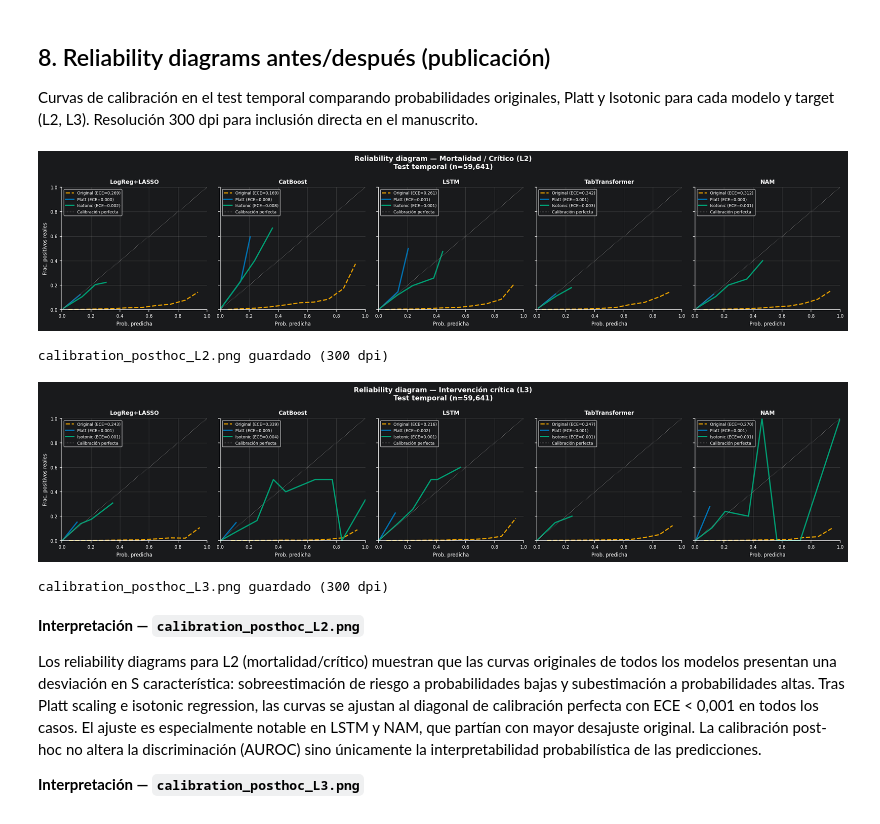
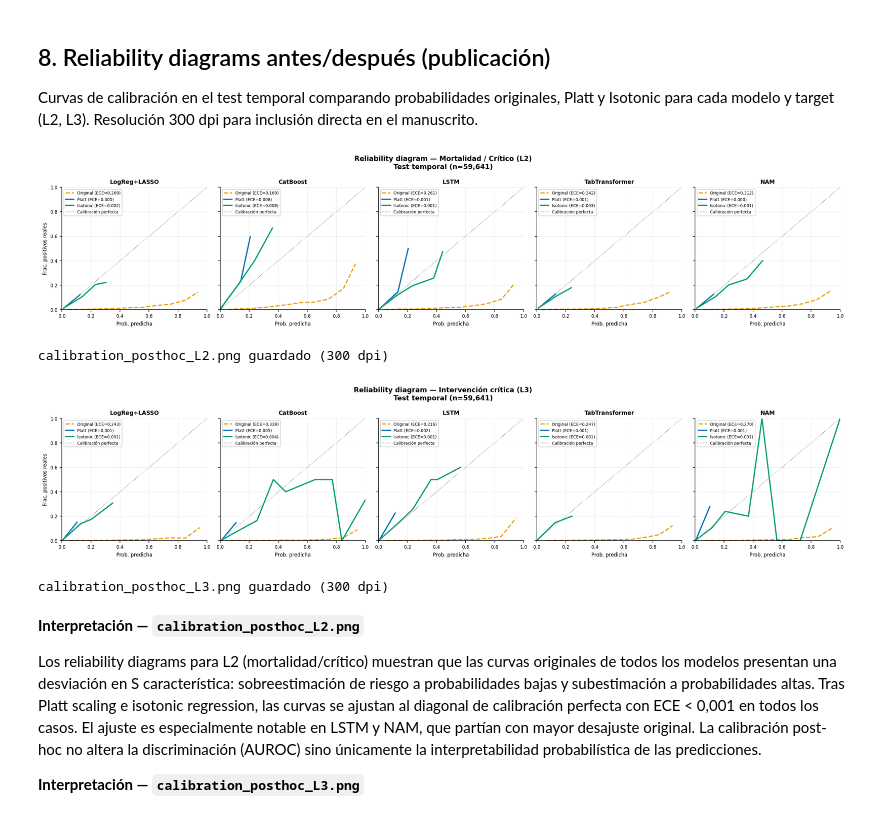
Before and after one commit to aizqunin/TFM-UAX, a Jupyter notebook: notebooks/04_evaluation/11_calibration_posthoc.ipynb, the cells around one changed output. Cells and saved outputs as stored; diff of their text form; code cells hidden in the pictures.

```diff
--- a/notebooks/04_evaluation/11_calibration_posthoc.ipynb
+++ b/notebooks/04_evaluation/11_calibration_posthoc.ipynb
@@ -61,8 +61,16 @@ plt.rcParams.update({
     'axes.labelsize' : 8,
     'xtick.labelsize': 7,
     'ytick.labelsize': 7,
-    'axes.spines.top'  : False,
-    'axes.spines.right': False,
+    'axes.spines.top'   : False,
+    'axes.spines.right' : False,
+    'figure.facecolor'  : 'white',
+    'axes.facecolor'    : 'white',
+    'savefig.facecolor' : 'white',
+    'text.color'        : 'black',
+    'axes.labelcolor'   : 'black',
+    'xtick.color'       : 'black',
+    'ytick.color'       : 'black',
+    'axes.edgecolor'    : 'black',
 })
 
 PROCESSED  = _root / 'data' / 'processed'
@@ -571,8 +580,10 @@ for t in CAL_TARGETS:
     y_te = test_preds[f'{t}_true'].values
 
     fig, axes = plt.subplots(1, 5, figsize=(18, 4), sharey=True)
+    fig.patch.set_facecolor('white')
     for col, mk in enumerate(MODELS_KEY):
         ax = axes[col]
+        ax.set_facecolor('white')
 
         for p_col, color, ls, lw, label in [
             (f'{mk}_{t}',       C_ORIG,  '--', 1.8, 'Original'),
@@ -580,36 +591,36 @@ for t in CAL_TARGETS:
             (f'{mk}_{t}_iso',   C_ISO,   '-',  2.0, 'Isotonic'),
         ]:
             p = test_cal[p_col].values
             frac_pos, mean_pred = calibration_curve(y_te, p, n_bins=10, strategy='uniform')
             ece_v = ece(y_te, p)
             ax.plot(mean_pred, frac_pos, color=color, ls=ls, lw=lw,
                     label=f'{label} (ECE={ece_v:.3f})')
 
         ax.plot([0, 1], [0, 1], ':', color='gray', lw=0.9, label='Calibración perfecta')
         ax.set_title(LABELS[mk], fontsize=9, fontweight='bold')
         ax.set_xlabel('Prob. predicha', fontsize=8)
         if col == 0:
             ax.set_ylabel('Frac. positivos reales', fontsize=8)
         ax.legend(fontsize=6.5, loc='upper left')
         ax.set_xlim(0, 1)
         ax.set_ylim(0, 1)
         ax.tick_params(labelsize=7)
         ax.grid(True, alpha=0.3)
 
     target_label = 'Mortalidad / Crítico (L2)' if t == 'L2' else 'Intervención crítica (L3)'
     plt.suptitle(
         f'Reliability diagram — {target_label}\nTest temporal (n={len(y_te):,})',
         fontsize=11, fontweight='bold'
     )
     plt.tight_layout()
     fname = FIG / f'calibration_posthoc_{t}.png'
     plt.savefig(fname, dpi=300, bbox_inches='tight')
     plt.show()
     print(f'{fname.name} guardado (300 dpi)')
 # %% [output]
-[figure, old version]
+[figure, new version]
 calibration_posthoc_L2.png guardado (300 dpi)
-[figure, old version]
+[figure, new version]
 calibration_posthoc_L3.png guardado (300 dpi)
 # %% [markdown]
 **Interpretación — `calibration_posthoc_L2.png`**
```
Also changed, not shown: parts of 5 cells of this notebook, 3 other files.
